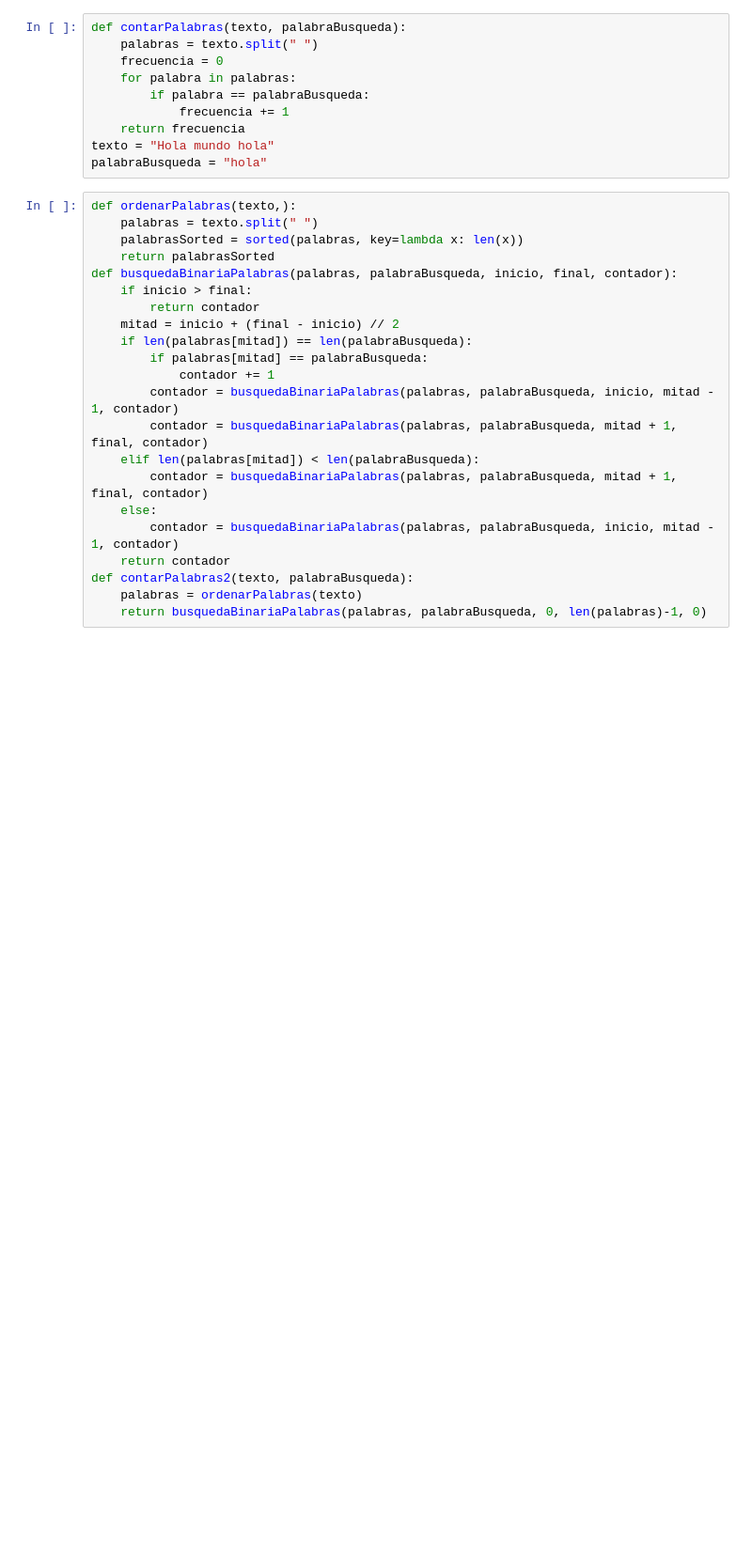
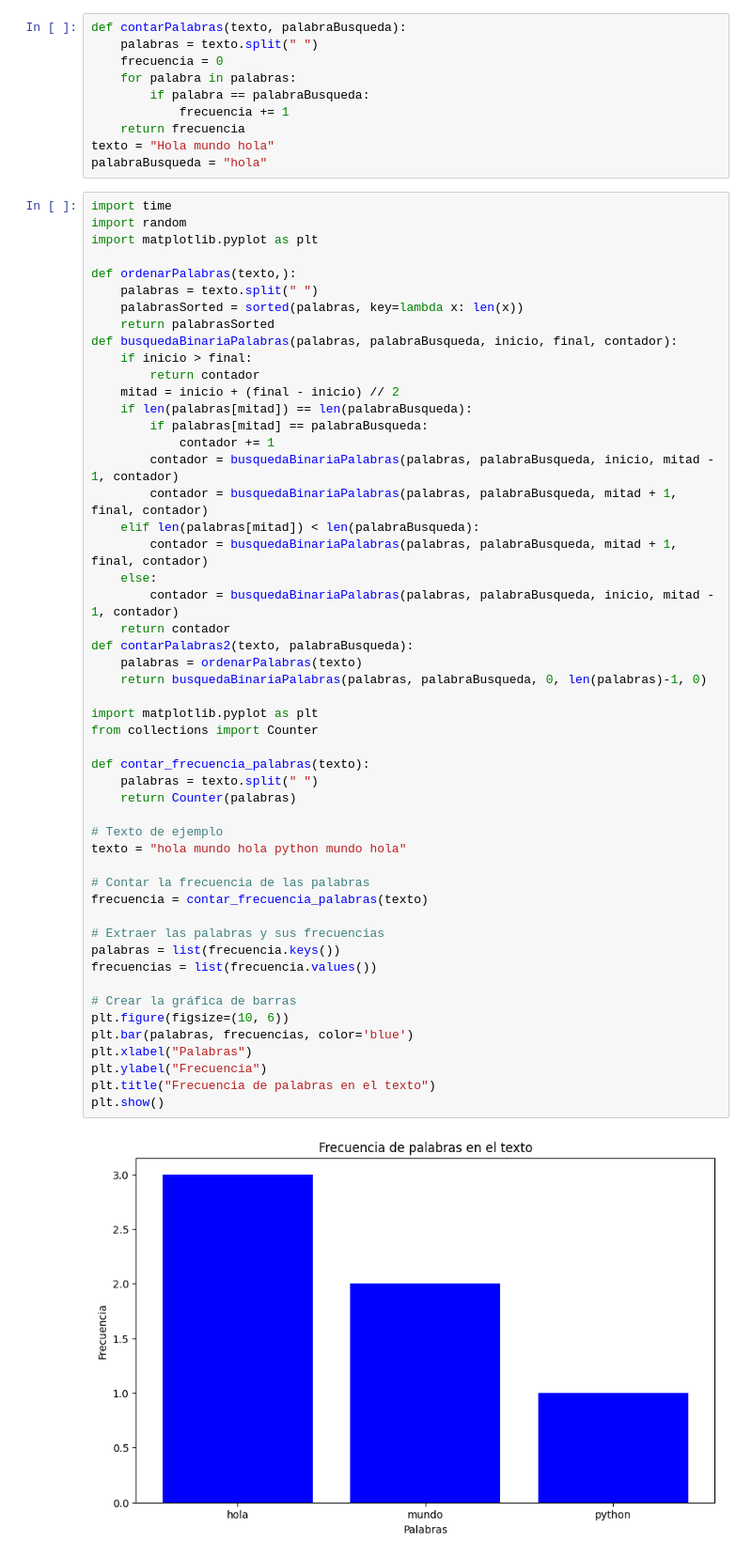
Before and after one commit to JuanSebastianLopez15/Holiwi, a Jupyter notebook: Taller_Complejidad.ipynb, the cells around one changed output. Shown at 94% size. Drawn from its saved outputs; the diff is of its cells as text; blank space fills up the shorter version.

```diff
--- a/Taller_Complejidad.ipynb
+++ b/Taller_Complejidad.ipynb
@@ -274,24 +297,55 @@ def contarPalabras(texto, palabraBusqueda):
 texto = "Hola mundo hola"
 palabraBusqueda = "hola"
 # %%
+import time
+import random
+import matplotlib.pyplot as plt
+
 def ordenarPalabras(texto,):
     palabras = texto.split(" ")
     palabrasSorted = sorted(palabras, key=lambda x: len(x))
     return palabrasSorted
 def busquedaBinariaPalabras(palabras, palabraBusqueda, inicio, final, contador):
     if inicio > final:
         return contador
     mitad = inicio + (final - inicio) // 2
     if len(palabras[mitad]) == len(palabraBusqueda):
         if palabras[mitad] == palabraBusqueda:
             contador += 1
         contador = busquedaBinariaPalabras(palabras, palabraBusqueda, inicio, mitad - 1, contador)
         contador = busquedaBinariaPalabras(palabras, palabraBusqueda, mitad + 1, final, contador)
     elif len(palabras[mitad]) < len(palabraBusqueda):
         contador = busquedaBinariaPalabras(palabras, palabraBusqueda, mitad + 1, final, contador)
     else:
         contador = busquedaBinariaPalabras(palabras, palabraBusqueda, inicio, mitad - 1, contador)
     return contador
 def contarPalabras2(texto, palabraBusqueda):
     palabras = ordenarPalabras(texto)
     return busquedaBinariaPalabras(palabras, palabraBusqueda, 0, len(palabras)-1, 0)
+
+import matplotlib.pyplot as plt
+from collections import Counter
+
+def contar_frecuencia_palabras(texto):
+    palabras = texto.split(" ")
+    return Counter(palabras)
+
+# Texto de ejemplo
+texto = "hola mundo hola python mundo hola"
+
+# Contar la frecuencia de las palabras
+frecuencia = contar_frecuencia_palabras(texto)
+
+# Extraer las palabras y sus frecuencias
+palabras = list(frecuencia.keys())
+frecuencias = list(frecuencia.values())
+
+# Crear la gráfica de barras
+plt.figure(figsize=(10, 6))
+plt.bar(palabras, frecuencias, color='blue')
+plt.xlabel("Palabras")
+plt.ylabel("Frecuencia")
+plt.title("Frecuencia de palabras en el texto")
+plt.show()
+# %% [output]
+[figure, added]
```
Also changed, not shown: parts of 6 cells of this notebook.
